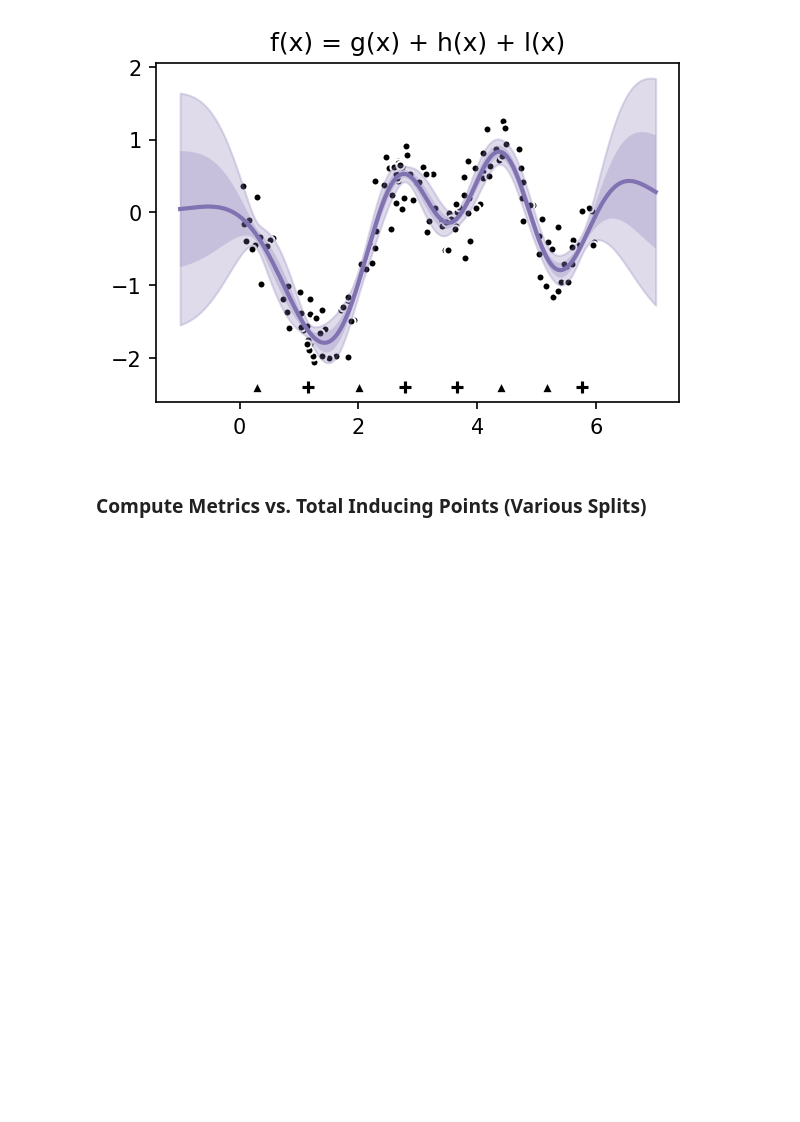
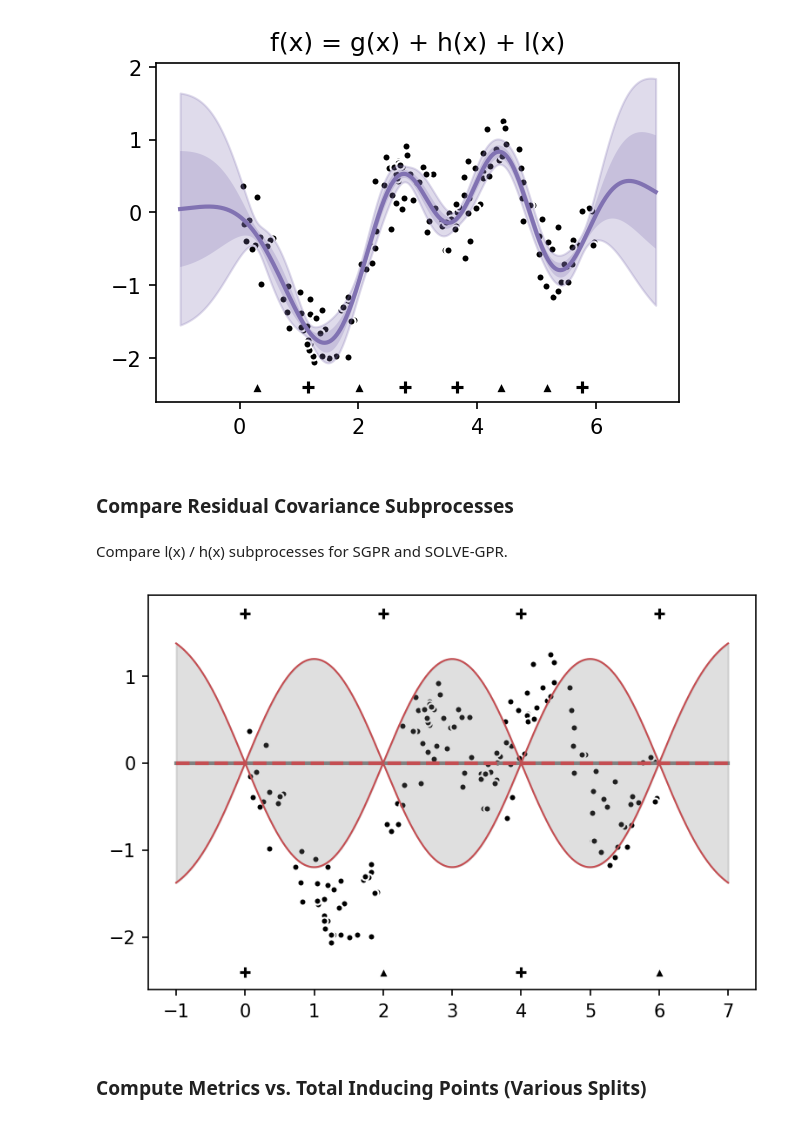
Before and after one commit to oskarfernlund/orthogonal-SVGP, a Jupyter notebook: notebooks/demo.ipynb, the cells around one changed output. Drawn from its saved outputs; the diff is of its cells as text; code cells hidden in the pictures; blank space fills up the shorter version.

```diff
--- a/notebooks/demo.ipynb
+++ b/notebooks/demo.ipynb
@@ -140,6 +139,31 @@ plot_predictions(train_data, f_preds, (model.Z, model.O),
 [figure]
 [figure]
 [figure]
+# %% [markdown]
+### Compare Residual Covariance Subprocesses
+# %% [markdown]
+Compare l(x) / h(x) subprocesses for SGPR and SOLVE-GPR.
+# %%
+M = 4
+noise_variance = 0.1
+kernel = SquaredExponential(variance=0.6, lengthscales=0.8)
+
+iv = np.linspace(0, 6, M).reshape(-1, 1)
+# iv = np.array([0, 1, 3.25, 3.50, 3.75, 5, 6]).reshape(-1, 1)
+# iv_orthog = (np.array([0, 1, 5, 6]).reshape(-1, 1), np.array([3.25, 3.50, 3.75]).reshape(-1, 1))
+iv_orthog = (iv[::2], iv[1::2])
+# iv_orthog = (iv[:M//2], iv[M//2:])
+sgpr = SGPR(train_data, kernel, iv, noise_variance)
+solvegpr = OSGPR(train_data, kernel, iv_orthog, noise_variance)
+
+Xnew = np.linspace(-1.0, 7.0, 1000).reshape(-1, 1)
+sgpr_h = sgpr.predict_h(Xnew)
+sgpr_preds = (Xnew, *sgpr_h)
+solvegpr_l = solvegpr.predict_l(Xnew)
+solvegpr_preds = (Xnew, *solvegpr_l)
+overlay_predictions(train_data, sgpr_preds, solvegpr_preds, iv, iv_orthog, figsize=(6, 4))
+# %% [output]
+[figure, added]
 # %% [markdown]
 ### Compute Metrics vs. Total Inducing Points (Various Splits)
 # %% [markdown]
```
Also changed, not shown: parts of 4 cells of this notebook.
